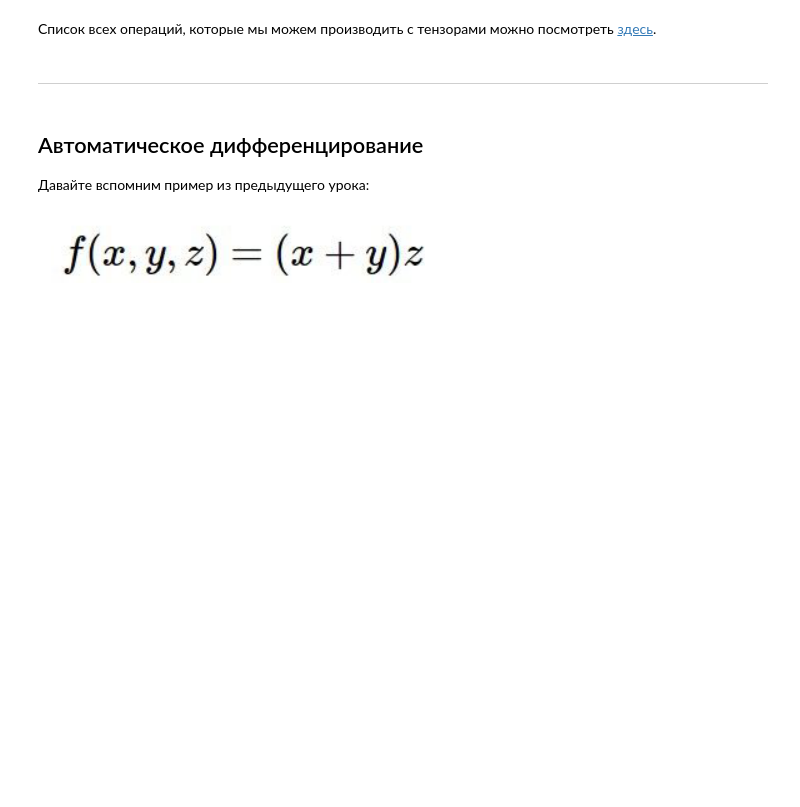
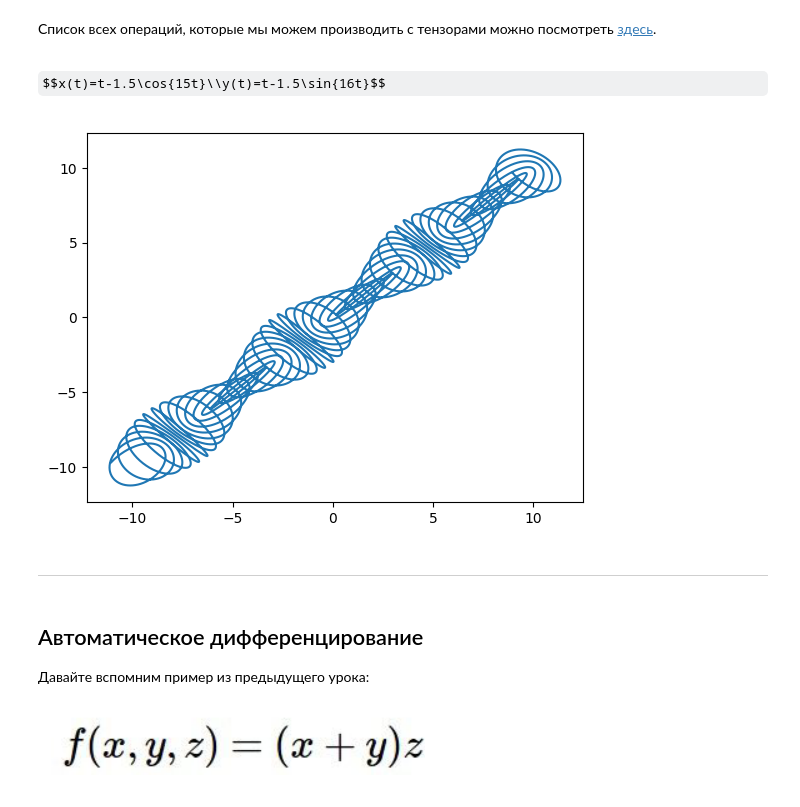
Before and after one commit to AlexeyRogS/cv_course, a Jupyter notebook: week3/torch_intro.ipynb, the cells around one changed output. Saved outputs shown, nothing was run; the diff lists cells and outputs as text; code cells hidden in the pictures; some formulas as TeX source; blank space fills up the shorter version.

```diff
--- a/week3/torch_intro.ipynb
+++ b/week3/torch_intro.ipynb
@@ -294,5 +376,19 @@ print(tensor.T)
 # %% [markdown]
 Список всех операций, которые мы можем производить с тензорами можно посмотреть [здесь](https://pytorch.org/docs/stable/torch.html).
+# %% [markdown]
+$$x(t)=t-1.5\cos{15t}\\y(t)=t-1.5\sin{16t}$$
+# %%
+import matplotlib.pyplot as plt
+
+t = torch.linspace(-10, 10, steps=10000)
+
+# compute x(t) and y(t) as defined above
+x =  t - 1.5 * torch.cos(15*t)
+y =  t - 1.5 * torch.sin(16*t)
+
+plt.plot(x.numpy(), y.numpy());
+# %% [output]
+[figure, added]
 # %% [markdown]
 ---
 # %% [markdown]
```
Also changed, not shown: parts of 47 cells of this notebook.
